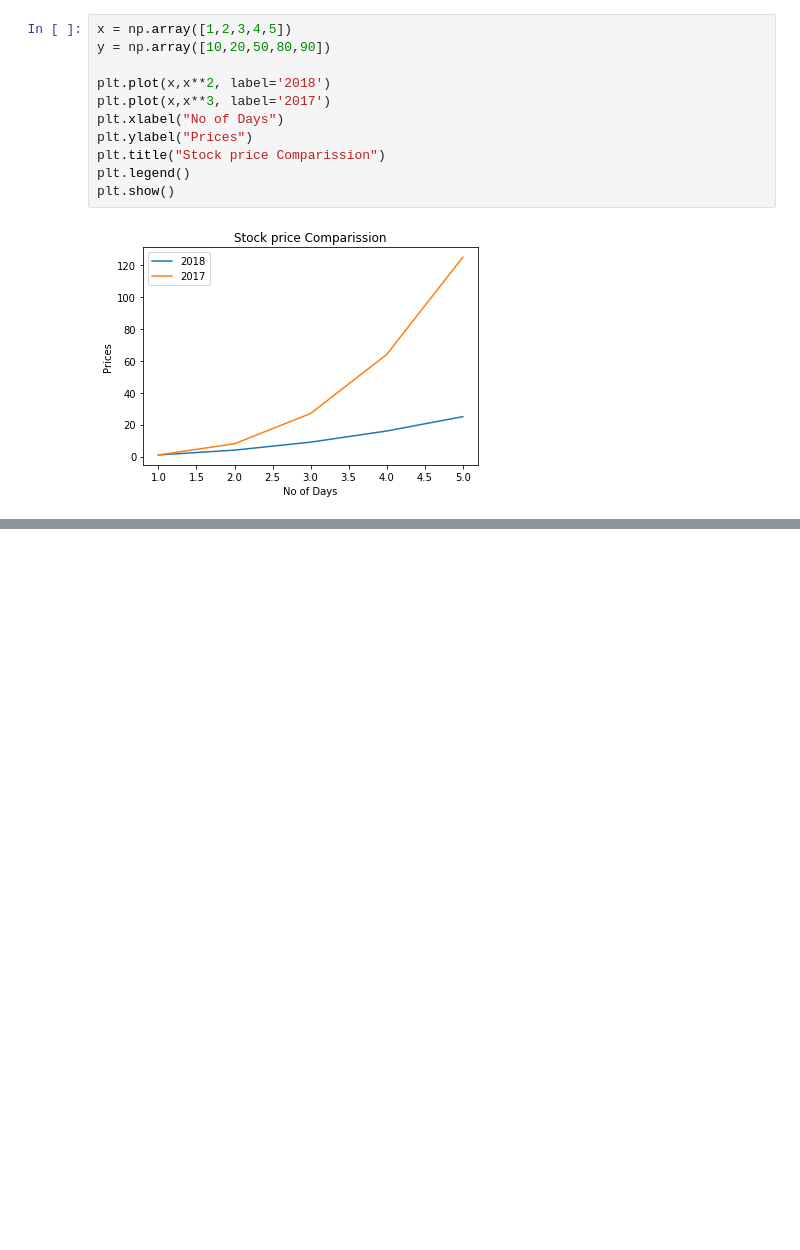
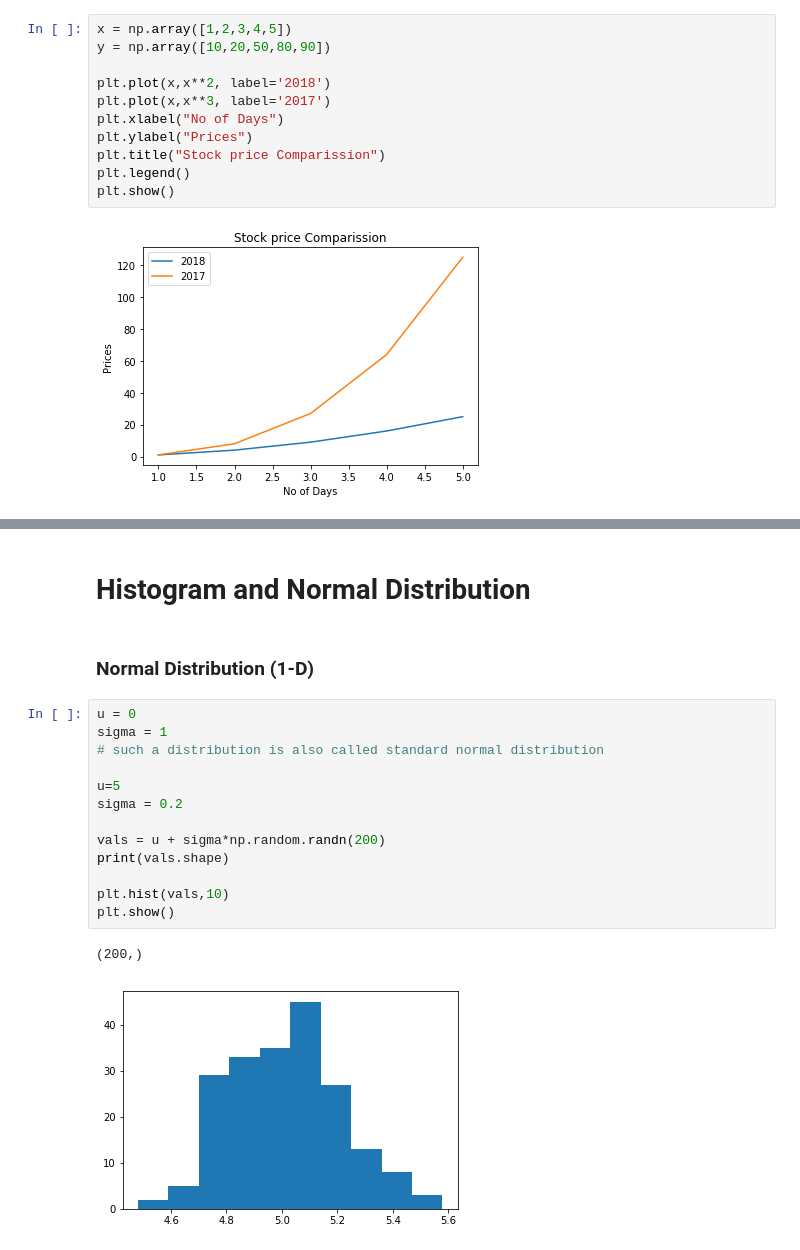
Before and after one commit to tanmayarya/Matplot-Lib-basics, a Jupyter notebook: Matplot Lib Basics.ipynb, the cells around one changed output, grey strips where cells are left out. Cells and saved outputs as stored; diff of their text form; blank space fills up the shorter version.

```diff
--- a/Matplot Lib Basics.ipynb
+++ b/Matplot Lib Basics.ipynb
@@ -59,0 +91,20 @@ plt.show()
+# %% [markdown]
+# Histogram and Normal Distribution
+# %% [markdown]
+### Normal Distribution (1-D)
+# %%
+u = 0
+sigma = 1
+# such a distribution is also called standard normal distribution
+
+u=5
+sigma = 0.2
+
+vals = u + sigma*np.random.randn(200)
+print(vals.shape)
+
+plt.hist(vals,10)
+plt.show()
+# %% [output]
+(200,)
+[figure, added]
```
Also changed, not shown: parts of 8 cells of this notebook.
